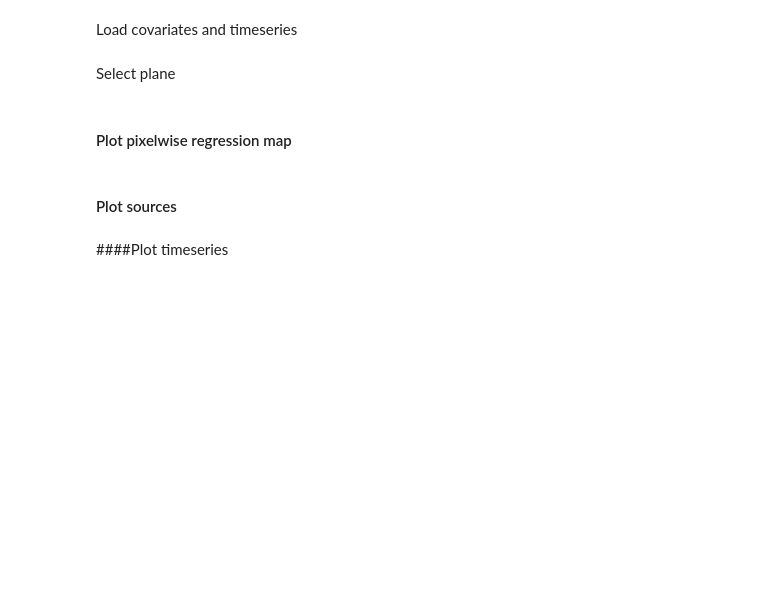
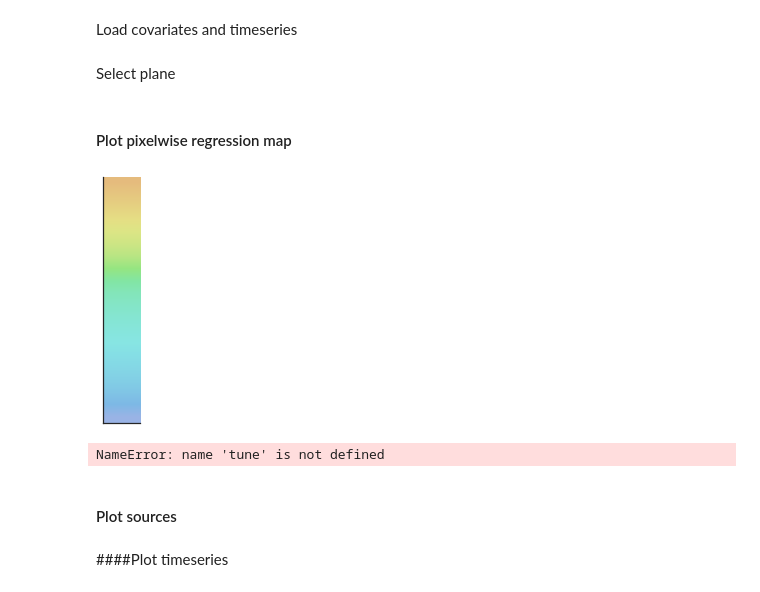
Before and after one commit to sofroniewn/tactile-coding, a Jupyter notebook: imagingRaw.ipynb, the cells around one changed output. Cells and saved outputs as stored; diff of their text form; code cells hidden in the pictures; blank space fills up the shorter version.

Commit message:
Add colorbar

```diff
--- a/imagingRaw.ipynb
+++ b/imagingRaw.ipynb
@@ -271,10 +272,18 @@ Select plane
 iplane = 2
 # %% [markdown]
 #### Plot pixelwise regression map
+# %%
+pal = colormap(0)
+# %%
+colorbar(pal)
+# %% [output]
+[figure, added]
 # %%
 c = Colorize(cmap=pal, scale=1, vmin=0, vmax=25)
 img = c.transform(tune,background=mean.clip(min=0, max=300),mask=np.sqrt(rsq).clip(min=0.05,max=0.6),mixing=.3)
 image(img[:,:,iplane])
+# %% [output]
+NameError: name 'tune' is not defined
 # %% [markdown]
 #### Plot sources
 # %%
```
Also changed, not shown: parts of 4 cells of this notebook.
